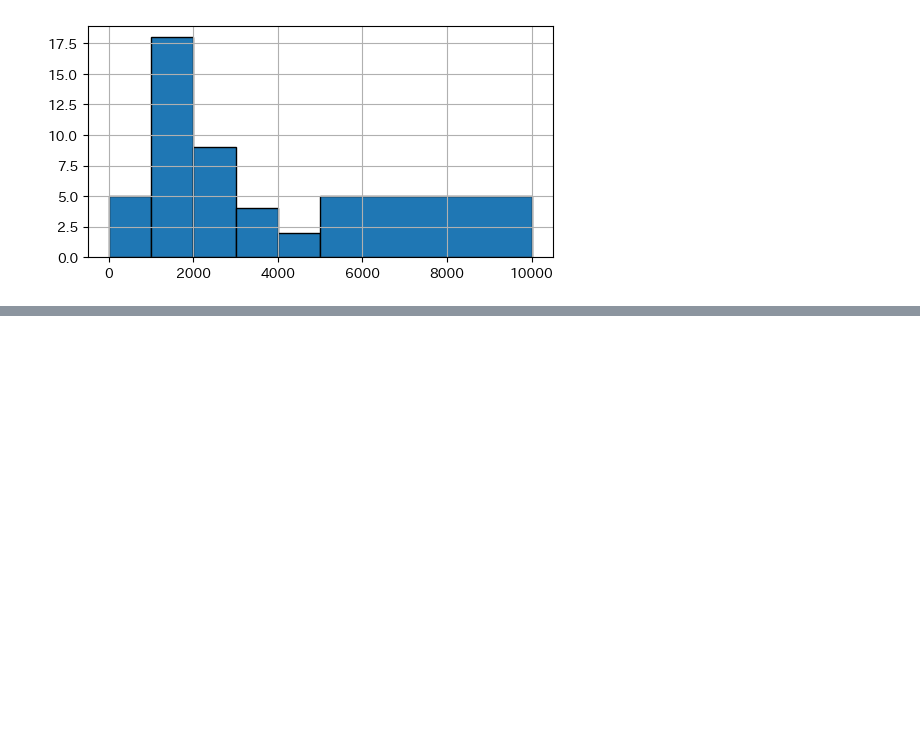
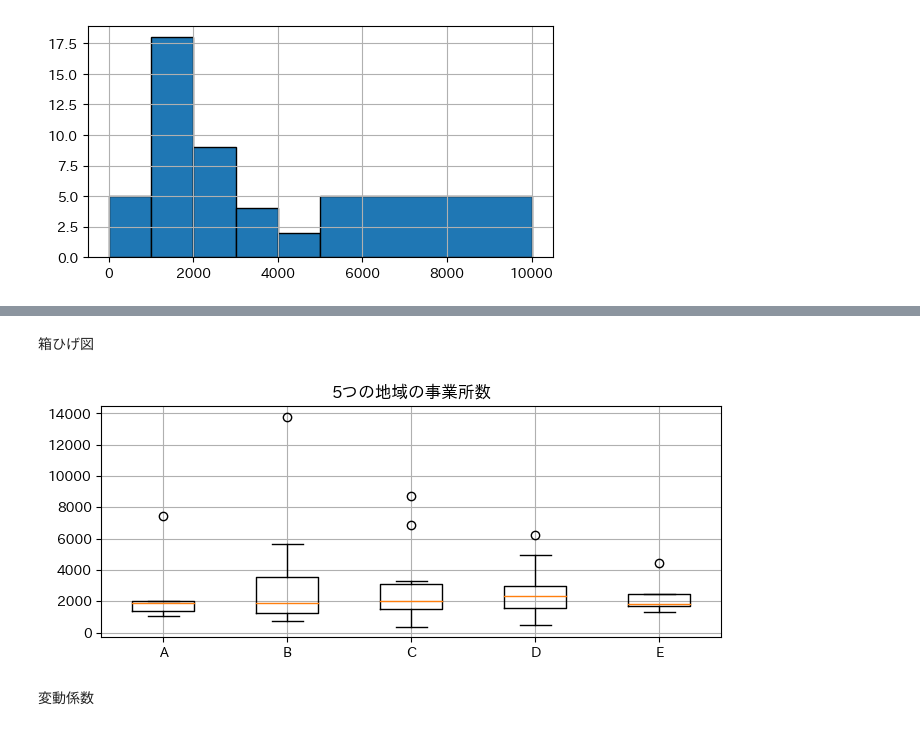
Before and after one commit to akmiccom/dataAnalyticsBasic, a Jupyter notebook: notebooks/c4.ipynb, the cells around one changed output, grey strips where cells are left out. Saved outputs shown, nothing was run; the diff lists cells and outputs as text; code cells hidden in the pictures; blank space fills up the shorter version.

```diff
--- a/notebooks/c4.ipynb
+++ b/notebooks/c4.ipynb
@@ -81,0 +118,14 @@ office_data['office'].hist(bins=bins, ec='k', lw=1)
+# %% [markdown]
+箱ひげ図
+# %%
+plt.figure(figsize=(8, 3))
+labels = office_data['area'].unique()
+data = [np.array(office_data.query(f'area == "{a}"')['office']) for a in labels]
+plt.boxplot(data, labels=labels)
+plt.title('5つの地域の事業所数')
+plt.grid()
+plt.show()
+# %% [output]
+[figure, added]
+# %% [markdown]
+変動係数
```
Also changed, not shown: parts of 13 cells of this notebook, 6 other files.
